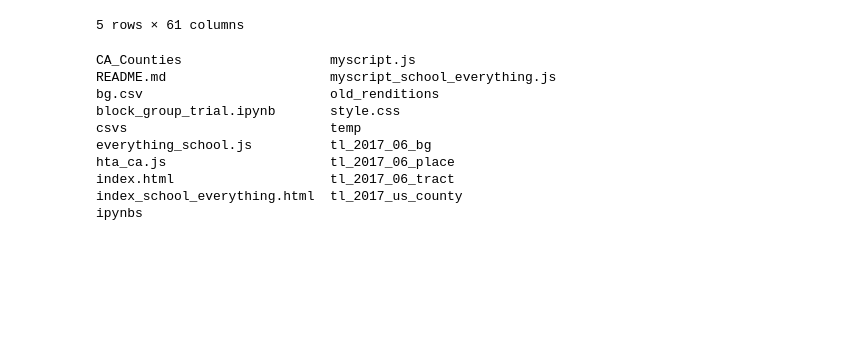
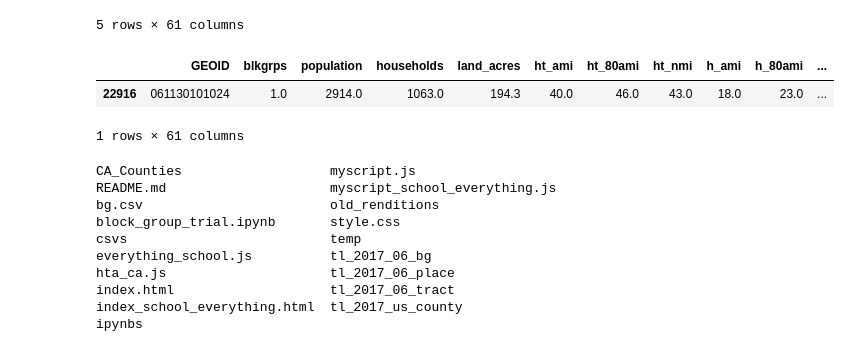
Before and after one commit to SUSA-org/HousingCrisisAPP, a Jupyter notebook: ipynbs/block_group_trial.ipynb, the cells around one changed output. Drawn from its saved outputs; the diff is of its cells as text; code cells hidden in the pictures; blank space fills up the shorter version.

```diff
--- a/ipynbs/block_group_trial.ipynb
+++ b/ipynbs/block_group_trial.ipynb
@@ -264,3 +264,9 @@ bg_full.to_csv("bg.csv")
+# %%
+bg_full[bg_full["GEOID"] == "061130101024"]
+# %% [output]
+|  | GEOID | blkgrps | population | households | land_acres | ht_ami | ht_80ami | ht_nmi | h_ami | h_80ami | ... |
+| 22916 | 061130101024 | 1.0 | 2914.0 | 1063.0 | 194.3 | 40.0 | 46.0 | 43.0 | 18.0 | 23.0 | ... |
+1 rows × 61 columns
 # %%
 ! ls
 # %% [output]
```
Also changed, not shown: parts of 9 cells of this notebook, 4 other files.
